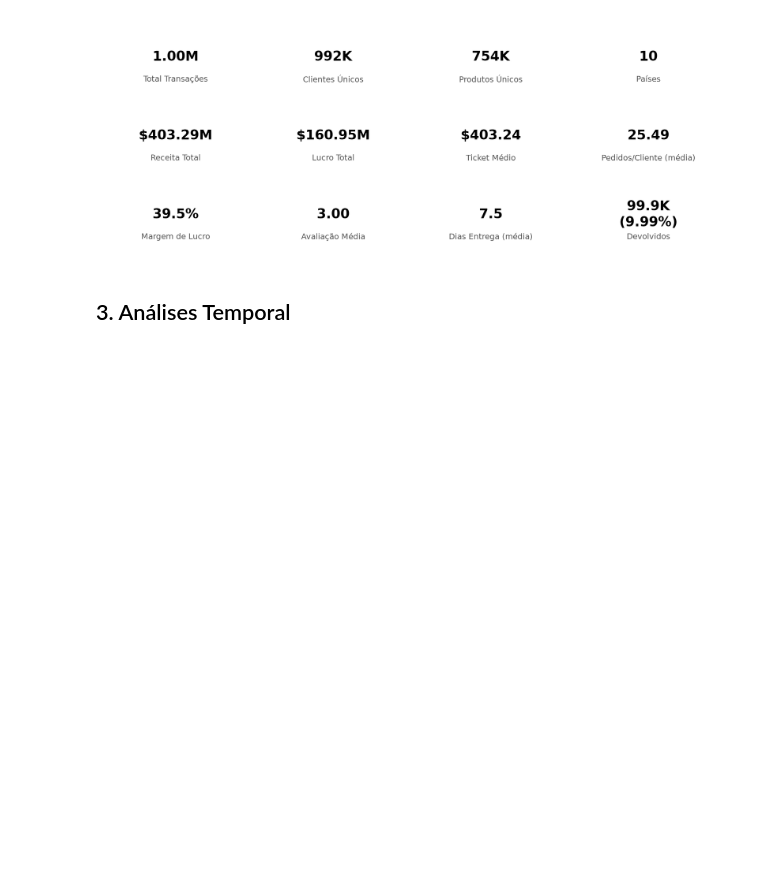
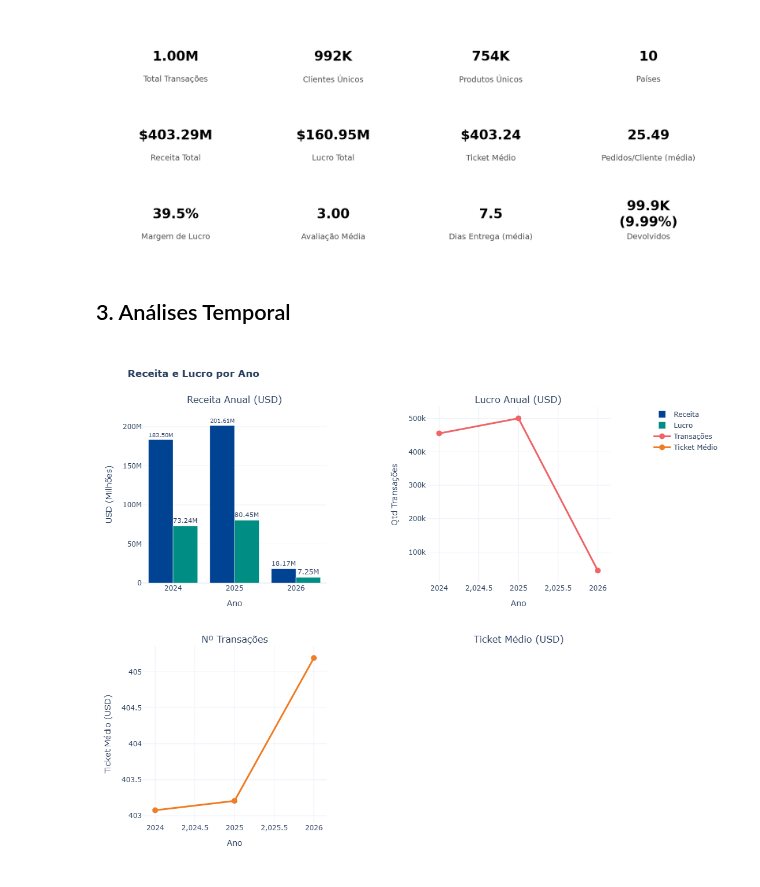
Before and after one commit to victorxavier01/EDA, a Jupyter notebook: E_commerce_3/eda_ecommerce_3.ipynb, the cells around one changed output. Saved outputs shown, nothing was run; the diff lists cells and outputs as text; code cells hidden in the pictures; blank space fills up the shorter version.

Commit message:
add graficos de receita e lucro por ano

```diff
--- a/E_commerce_3/eda_ecommerce_3.ipynb
+++ b/E_commerce_3/eda_ecommerce_3.ipynb
@@ -198,3 +198,70 @@ df['pedido_dia_semana'] = df['order_date'].dt.day_name()
 df['pedido_nmr_semana'] = df['order_date'].dt.isocalendar().week
 df['pedido_hora'] = df['order_date'].dt.hour
 df['pedido_semestre'] = df['order_date'].dt.quarter.apply(lambda q: f"S{q}" if q <= 2 else f"S{q-2}")
+# %%
+# Receita e lucro por ano
+
+receita_ano = df.groupby('order_year').agg(
+    receita=('total_price_usd', 'sum'),
+    lucro=('profit_usd', 'sum'),
+    transacoes=('order_id', 'count'),
+    ticket_medio=('total_price_usd', 'mean')
+).reset_index()
+
+fig = make_subplots(
+    rows=2, cols=2,
+    subplot_titles=('Receita Anual (USD)', 'Lucro Anual (USD)',
+                    'Nº Transações', 'Ticket Médio (USD)'),
+    vertical_spacing=0.15,
+    specs=[[{"secondary_y": True}, {"secondary_y": False}],
+           [{"secondary_y": False}, {"secondary_y": False}]
+          ]
+)
+
+# Receita por ano (barras)
+fig.add_trace(
+    go.Bar(x=receita_ano['order_year'], y=receita_ano['receita'],
+          name='Receita', marker_color='#004393', text=receita_ano['receita'] / 1e6,
+          texttemplate='%{text:.2f}M', textposition='outside'),
+    row=1, col=1
+)
+fig.add_trace(
+    go.Bar(x=receita_ano['order_year'], y=receita_ano['lucro'],
+          name='Lucro', marker_color='#008D84', text=receita_ano['lucro'] / 1e6,
+          texttemplate='%{text:.2f}M', textposition='outside'),
+    row=1, col=1
+)
+
+# Transações por ano (linha)
+fig.add_trace(
+    go.Scatter(x=receita_ano['order_year'], y=receita_ano['transacoes'],
+              mode='lines+markers', name='Transações',
+              line=dict(color='#EF6567', width=3),
+              marker=dict(size=10)),
+    row=1, col=2
+)
+
+# Ticket médio por ano (linha)
+fig.add_trace(
+    go.Scatter(x=receita_ano['order_year'], y=receita_ano['ticket_medio'],
+              mode='lines+markers', name='Ticket Médio',
+              line=dict(color='#F07D25', width=3),
+              marker=dict(size=10)),
+    row=2, col=1
+)
+
+fig.update_layout(
+    title='<b>Receita e Lucro por Ano</b>',
+    height=900,
+    showlegend=True,
+    template='plotly_white'
+)
+fig.update_xaxes(title_text='Ano', row=1, col=1)
+fig.update_yaxes(title_text='USD (Milhões)', row=1, col=1)
+fig.update_xaxes(title_text='Ano', row=1, col=2)
+fig.update_yaxes(title_text='Qtd Transações', row=1, col=2)
+fig.update_xaxes(title_text='Ano', row=2, col=1)
+fig.update_yaxes(title_text='Ticket Médio (USD)', row=2, col=1)
+fig.show()
+# %% [output]
+[figure, added]
```
